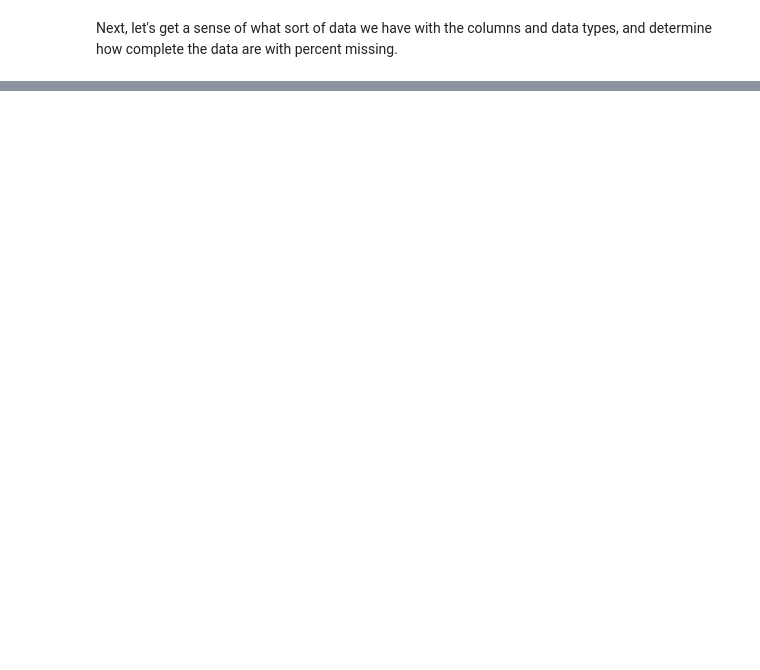
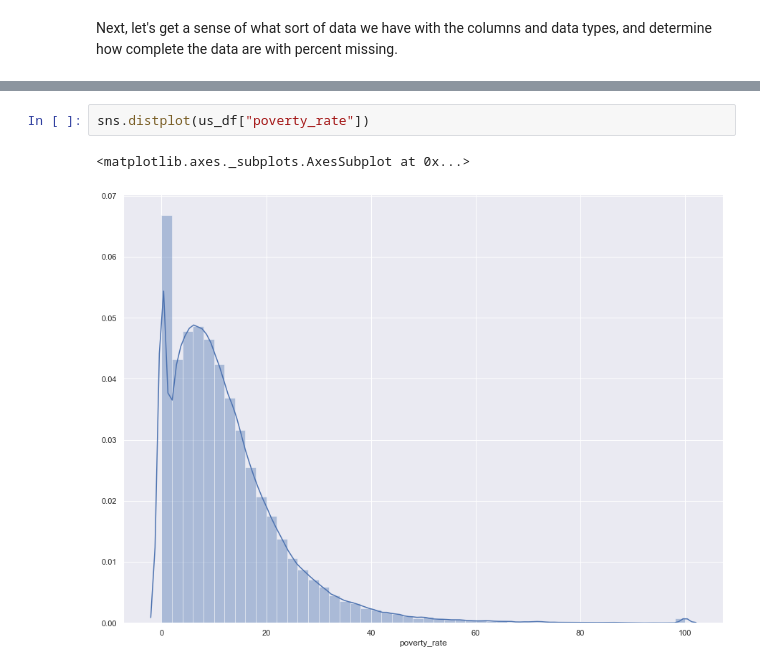
Before and after one commit to TommyHughes/TexasEvictionsAnalysis, a Jupyter notebook: Texas_Evictions_Analysis.ipynb, the cells around one changed output, grey strips where cells are left out. Saved outputs shown, nothing was run; the diff lists cells and outputs as text; blank space fills up the shorter version.

```diff
--- a/Texas_Evictions_Analysis.ipynb
+++ b/Texas_Evictions_Analysis.ipynb
@@ -47,0 +86,5 @@ pd.DataFrame({"Data Type": texas_df.dtypes, "Percent Null": texas_df.isnull().su
+# %%
+sns.distplot(us_df["poverty_rate"])
+# %% [output]
+<matplotlib.axes._subplots.AxesSubplot at 0x...>
+[figure, added]
```
Also changed, not shown: parts of 28 cells of this notebook.
